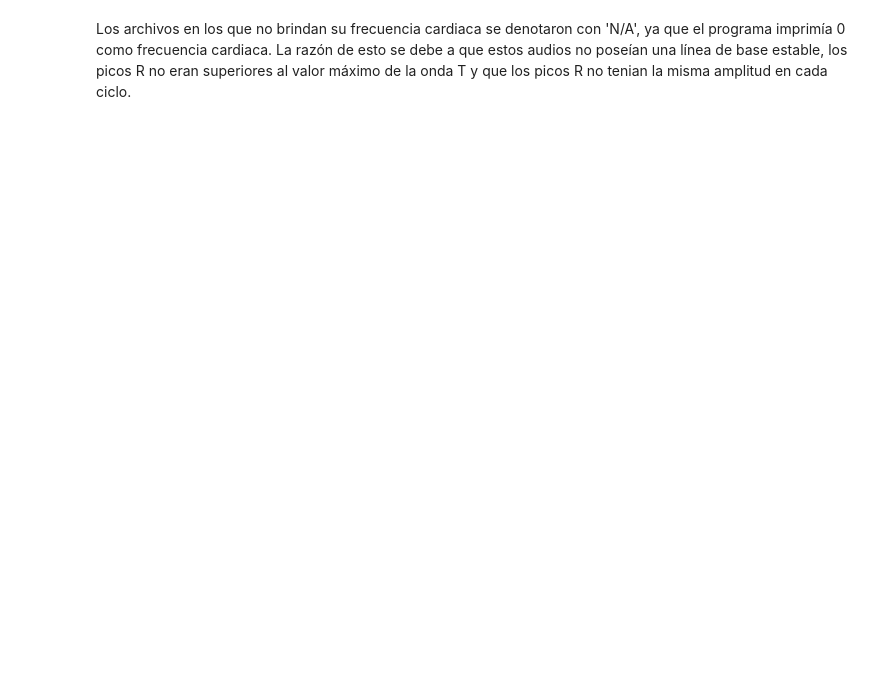
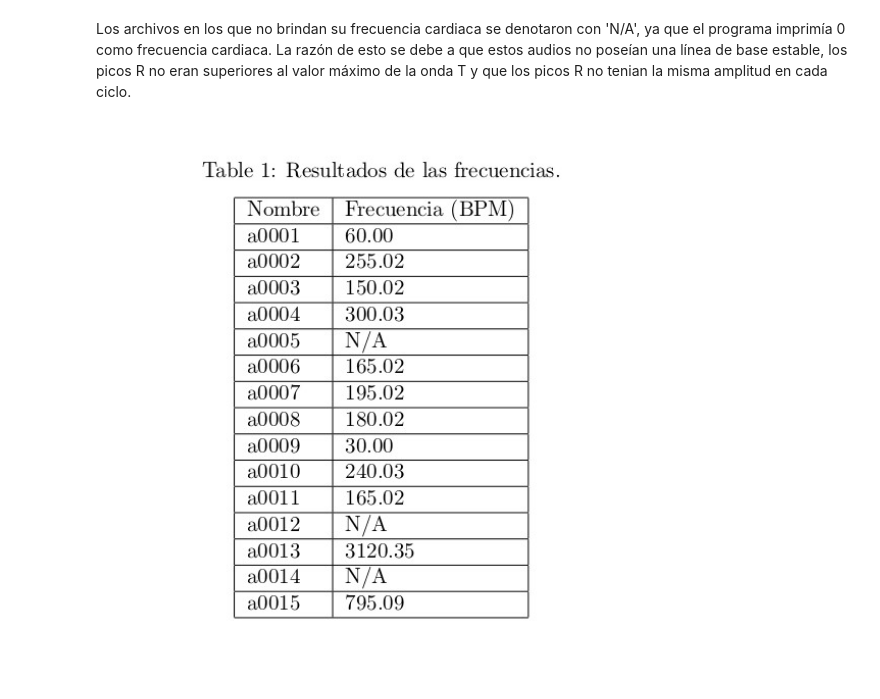
Before and after one commit to Ja05Zuniga/Proyecto-Etapa-1-y-2., a Jupyter notebook: proyecto_2parte.ipynb, the cells around one changed output. Cells and saved outputs as stored; diff of their text form; code cells hidden in the pictures; blank space fills up the shorter version.

```diff
--- a/proyecto_2parte.ipynb
+++ b/proyecto_2parte.ipynb
@@ -286,3 +286,8 @@ plt.show()
 <img src = 'Grafica.jpg'>
 # %% [markdown]
 Los archivos en los que no brindan su frecuencia cardiaca se denotaron con 'N/A', ya que el programa imprimía 0 como frecuencia cardiaca. La razón de esto se debe a que estos audios no poseían una línea de base estable, los picos R no eran superiores al valor máximo de la onda T y que los picos R no tenian la misma amplitud en cada ciclo.
+# %%
+from IPython.display import Image
+Image ('Grafica.jpg',width=600,height=300)
+# %% [output]
+[figure, added]
```
